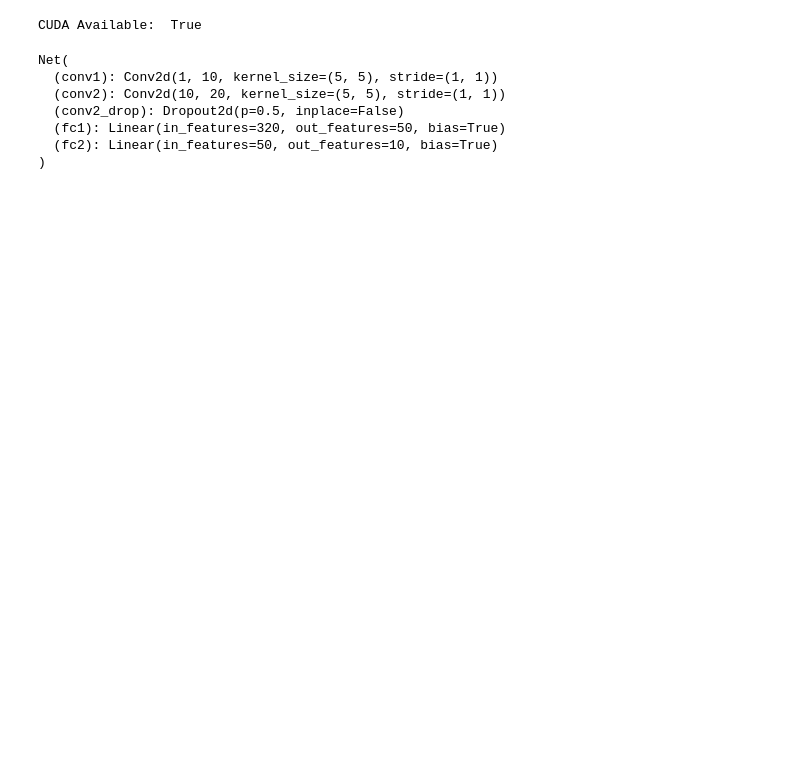
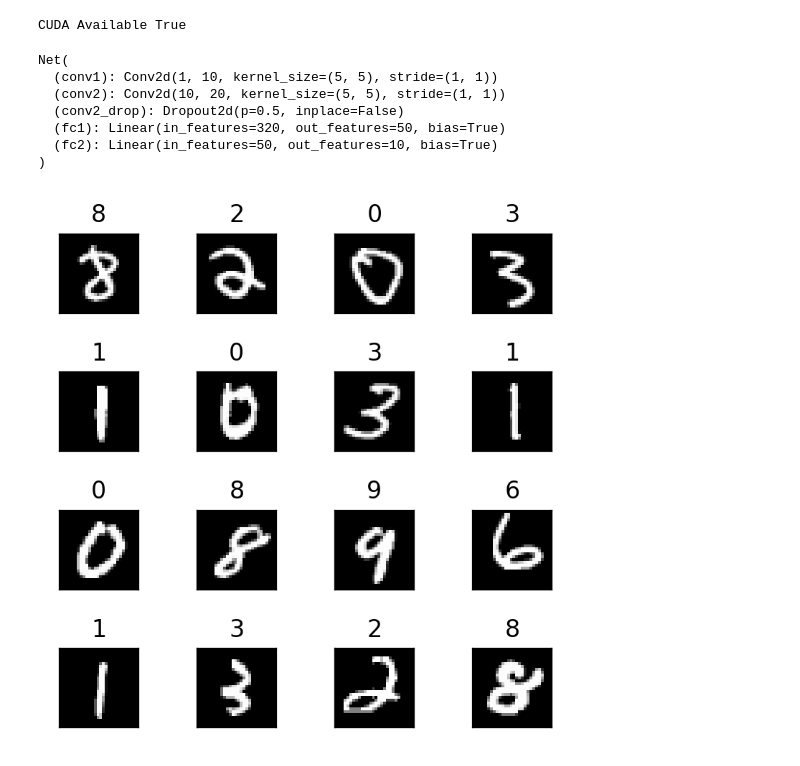
Before and after one commit to PavloZakala/ML_projects, a Jupyter notebook: Adversarial_Generation.ipynb, the cells around one changed output. Cells and saved outputs as stored; diff of their text form; code cells hidden in the pictures; blank space fills up the shorter version.

```diff
--- a/Adversarial_Generation.ipynb
+++ b/Adversarial_Generation.ipynb
@@ -32,27 +32,13 @@ class Net(nn.Module):
         x = self.fc2(x)
         return F.log_softmax(x, dim=1)
 
-# MNIST Test dataset and dataloader declaration
-test_loader = torch.utils.data.DataLoader(
-    datasets.MNIST('../data', train=False, download=True, transform=transforms.Compose([
-            transforms.ToTensor(),
-            ])),
-        batch_size=1, shuffle=True)
-
-# Define what device we are using
-print("CUDA Available: ",torch.cuda.is_available())
+print("CUDA Available {}".format(torch.cuda.is_available()))
 device = torch.device("cuda" if (use_cuda and torch.cuda.is_available()) else "cpu")
 
-# Initialize the network
 model = Net().to(device)
-
-# Load the pretrained model
-model.load_state_dict(torch.load(pretrained_model, map_location='cpu'))
-
-# Set the model in evaluation mode. In this case this is for the Dropout layers
 model.eval()
 # %% [output]
-CUDA Available:  True
+CUDA Available True
 Net(
   (conv1): Conv2d(1, 10, kernel_size=(5, 5), stride=(1, 1))
   (conv2): Conv2d(10, 20, kernel_size=(5, 5), stride=(1, 1))
@@ -60,3 +46,36 @@ Net(
   (fc1): Linear(in_features=320, out_features=50, bias=True)
   (fc2): Linear(in_features=50, out_features=10, bias=True)
 )
+# %%
+BATCH_SIZE = 16
+# %%
+test_loader = torch.utils.data.DataLoader(
+    datasets.MNIST('../data', train=False, download=True, transform=transforms.Compose([
+            transforms.ToTensor(),
+            ])),
+        batch_size=BATCH_SIZE, shuffle=True)
+# %%
+import matplotlib.pyplot as plt
+import numpy as np
+import torchvision
+
+def imshow(imgs_in, labels_in):
+  cnt = 0
+  plt.figure(figsize=(4, 4), dpi=200)
+  for i in range(4):
+      for j in range(4):
+          plt.subplot(4, 4, cnt+1)
+          plt.xticks([], [])
+          plt.yticks([], [])
+          img_in = imgs_in[cnt][0]
+          plt.title("{}".format(labels_in[cnt]))
+          plt.imshow(img_in, cmap="gray")
+          cnt += 1
+  plt.tight_layout()
+  plt.show()
+
+dataiter = iter(test_loader)
+imgs, labels = dataiter.next()
+imshow(imgs, labels)
+# %% [output]
+[figure, added]
```
Also changed, not shown: parts of 8 cells of this notebook.
